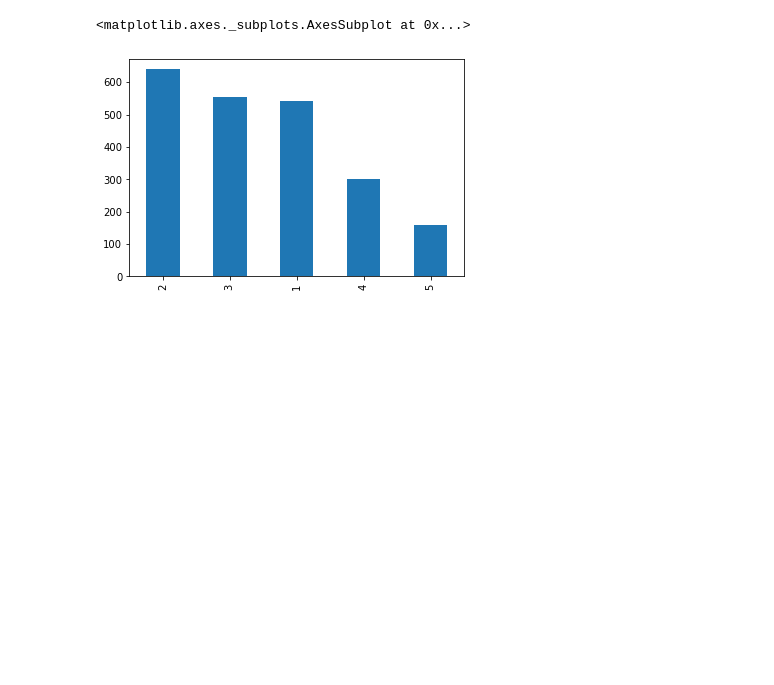
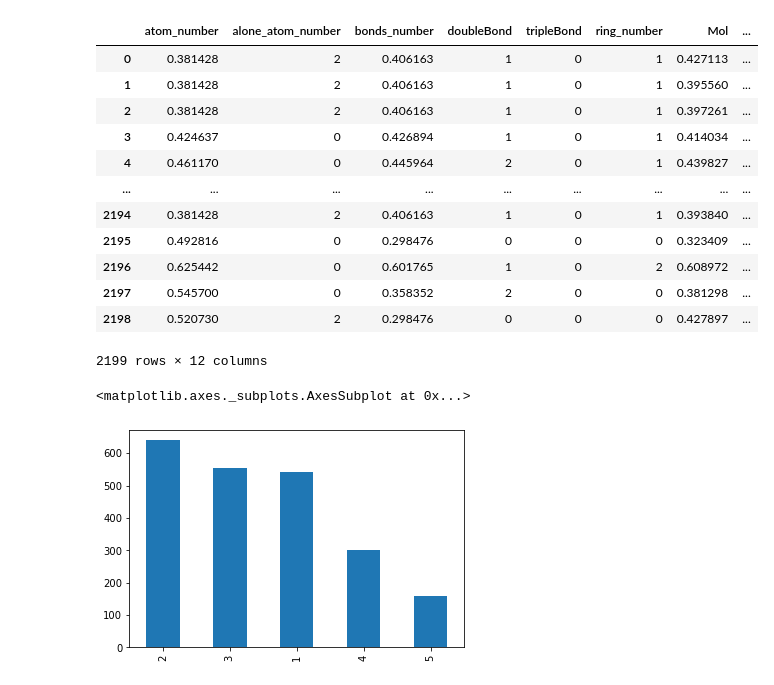
Before and after one commit to simonedambrosi/MLTOX-Simone, a Jupyter notebook: paper-simone-draft/results_notebook/Table VIII --results-multiclass.ipynb, the cells around one changed output. Saved outputs shown, nothing was run; the diff lists cells and outputs as text; code cells hidden in the pictures; blank space fills up the shorter version.

```diff
--- a/paper-simone-draft/results_notebook/Table VIII --results-multiclass.ipynb
+++ b/paper-simone-draft/results_notebook/Table VIII --results-multiclass.ipynb
@@ -23,6 +23,22 @@ db = db.groupby('test_cas').agg('median').reset_index()
 
 X = db.drop(columns = ['conc1_mean', 'test_cas'])
 y = multiclass_encoding(db['conc1_mean'].copy())
+# %%
+X
+# %% [output]
+|  | atom_number | alone_atom_number | bonds_number | doubleBond | tripleBond | ring_number | Mol | ... |
+| 0 | 0.381428 | 2 | 0.406163 | 1 | 0 | 1 | 0.427113 | ... |
+| 1 | 0.381428 | 2 | 0.406163 | 1 | 0 | 1 | 0.395560 | ... |
+| 2 | 0.381428 | 2 | 0.406163 | 1 | 0 | 1 | 0.397261 | ... |
+| 3 | 0.424637 | 0 | 0.426894 | 1 | 0 | 1 | 0.414034 | ... |
+| 4 | 0.461170 | 0 | 0.445964 | 2 | 0 | 1 | 0.439827 | ... |
+| ... | ... | ... | ... | ... | ... | ... | ... | ... |
+| 2194 | 0.381428 | 2 | 0.406163 | 1 | 0 | 1 | 0.393840 | ... |
+| 2195 | 0.492816 | 0 | 0.298476 | 0 | 0 | 0 | 0.323409 | ... |
+| 2196 | 0.625442 | 0 | 0.601765 | 1 | 0 | 2 | 0.608972 | ... |
+| 2197 | 0.545700 | 0 | 0.358352 | 2 | 0 | 0 | 0.381298 | ... |
+| 2198 | 0.520730 | 2 | 0.298476 | 0 | 0 | 0 | 0.427897 | ... |
+2199 rows × 12 columns
 # %%
 pd.Series(y).value_counts().plot.bar()
 # %% [output]
```
Also changed, not shown: parts of 10 cells of this notebook.
